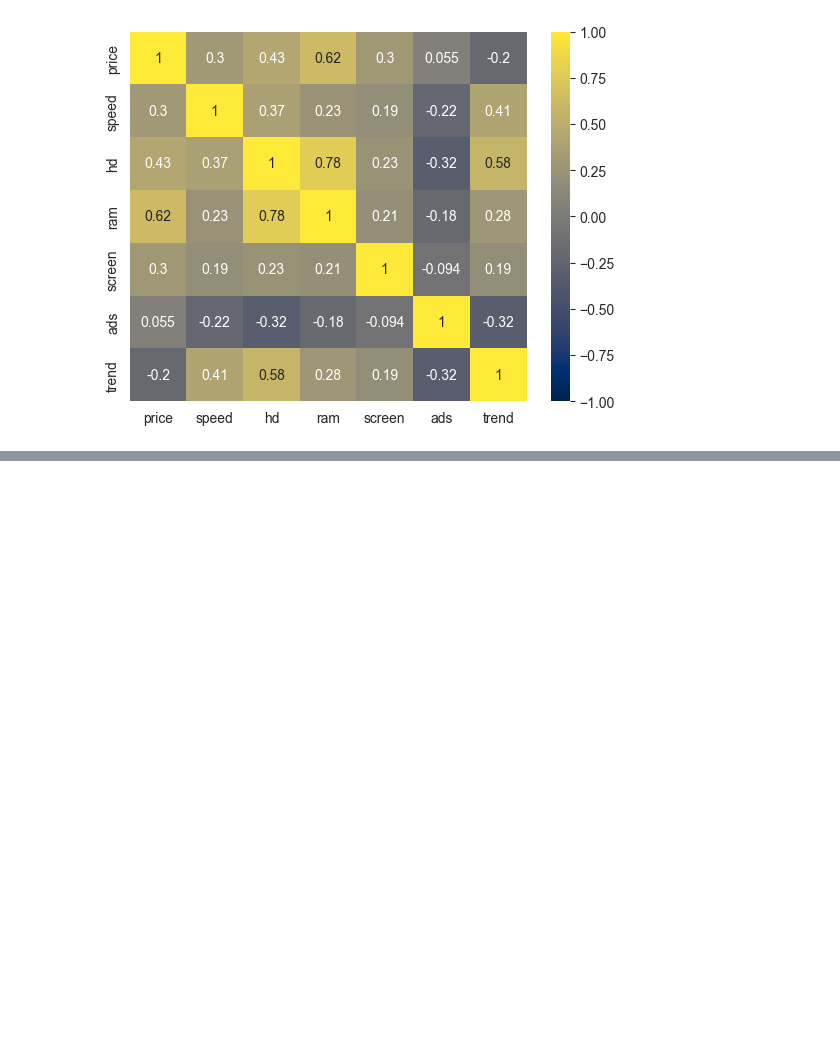
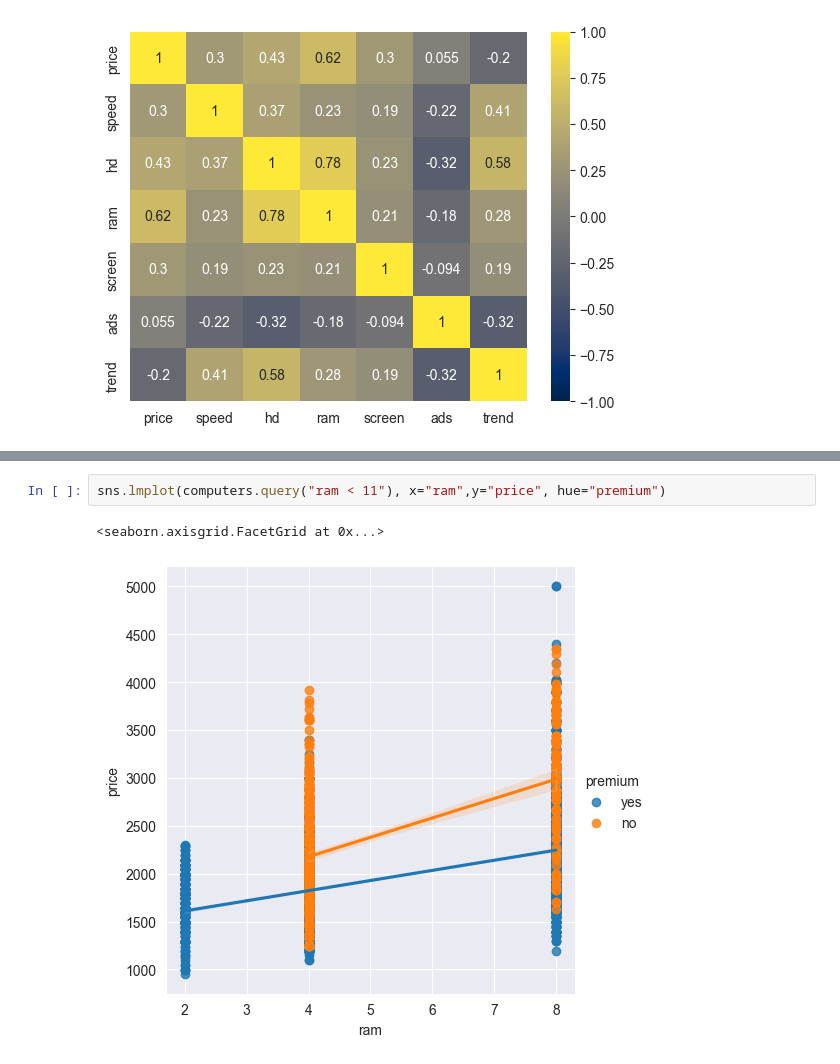
Before and after one commit to MariiaKrestenko/maven-data-science-regression, a Jupyter notebook: 01_EDA_assignments.ipynb, the cells around one changed output, grey strips where cells are left out. Cells and saved outputs as stored; diff of their text form; blank space fills up the shorter version.

```diff
--- a/01_EDA_assignments.ipynb
+++ b/01_EDA_assignments.ipynb
@@ -121,0 +127,5 @@ sns.heatmap(computers.corr(numeric_only=True), annot=True, vmin=-1, vmax=1, cmap
+# %%
+sns.lmplot(computers.query("ram < 11"), x="ram",y="price", hue="premium")
+# %% [output]
+<seaborn.axisgrid.FacetGrid at 0x...>
+[figure, added]
```
Also changed, not shown: parts of 1 cell of this notebook, 1 other file.
